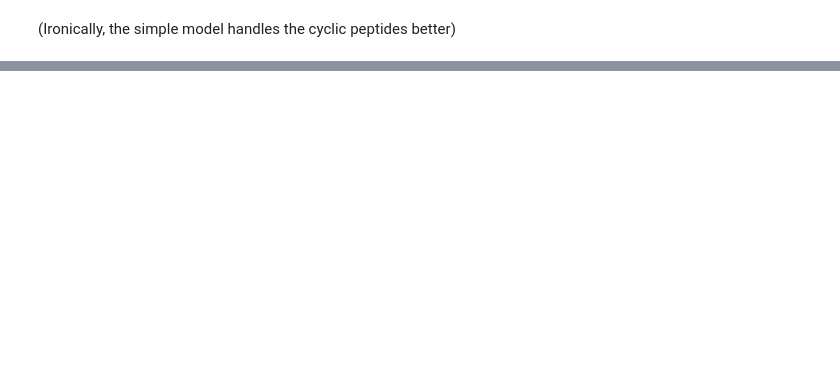
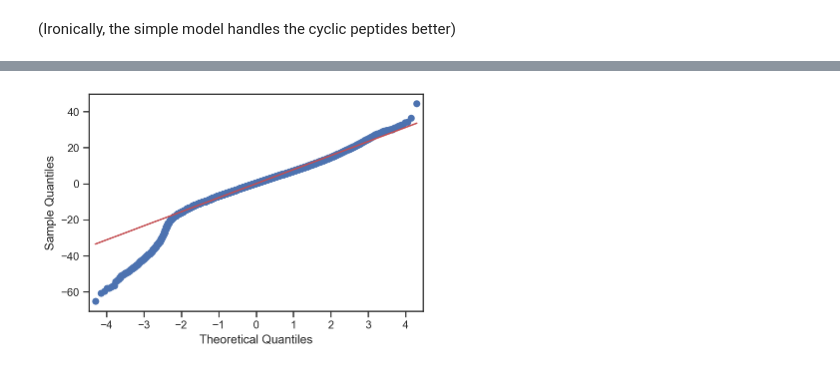
Before and after one commit to ghutchis/molecular-entropies, a Jupyter notebook: conf-analysis.ipynb, the cells around one changed output, grey strips where cells are left out. Cells and saved outputs as stored; diff of their text form; code cells hidden in the pictures; blank space fills up the shorter version.

```diff
--- a/conf-analysis.ipynb
+++ b/conf-analysis.ipynb
@@ -333,0 +391,4 @@ print(mean_absolute_error(df2['ConfEntropy'], lm4.predict(df2)))
+# %%
+fig = sm.qqplot(lm6.resid, line='s') # residual QQ plot
+# %% [output]
+[figure, added]
```
Also changed, not shown: parts of 35 cells of this notebook, 21 other files.
